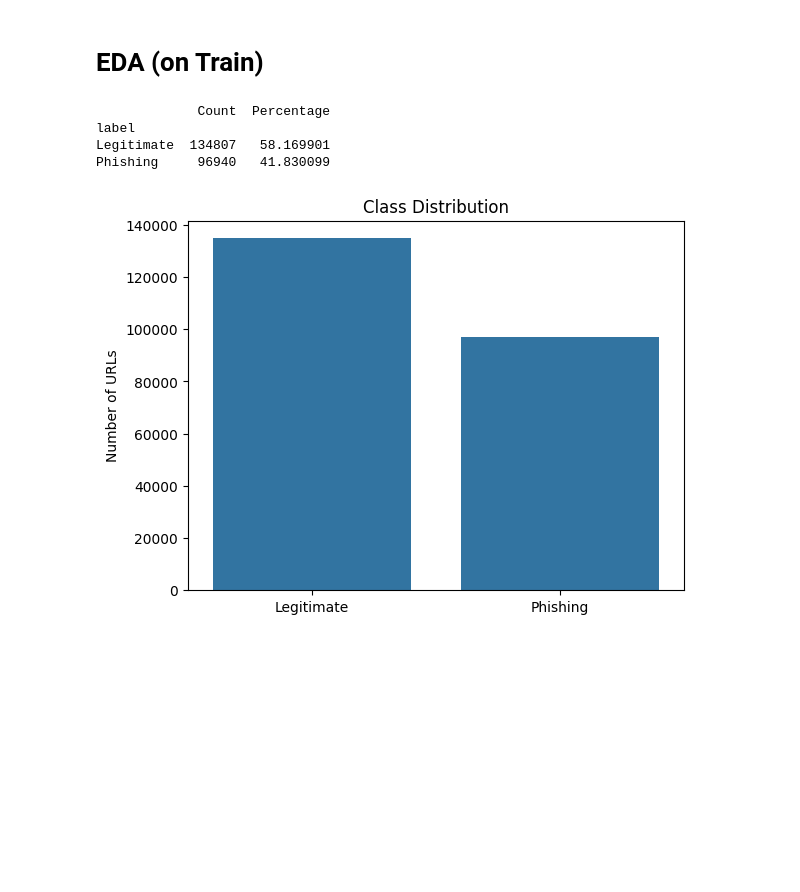
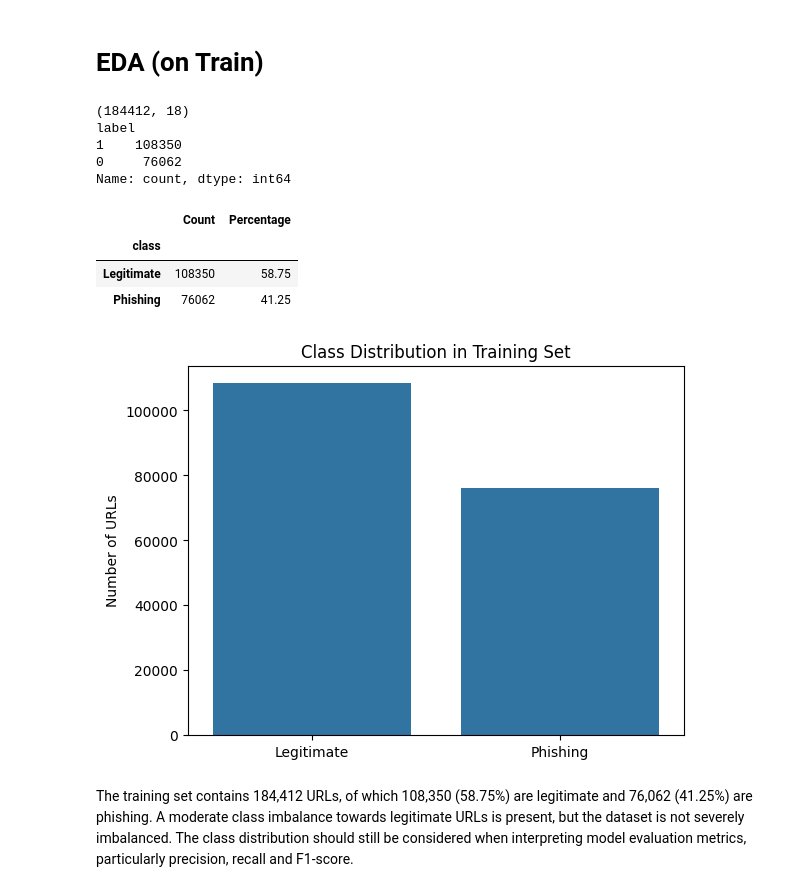
Before and after one commit to neo-nicole/dsa4266-group7, a Jupyter notebook: cleaning_and_eda.ipynb, the cells around one changed output. Saved outputs shown, nothing was run; the diff lists cells and outputs as text; code cells hidden in the pictures; blank space fills up the shorter version.

```diff
--- a/cleaning_and_eda.ipynb
+++ b/cleaning_and_eda.ipynb
@@ -229,39 +247,54 @@ split_tbl
 # %% [markdown]
 # EDA (on Train)
+# %%
+#to use a train_df so we don't accidentally touch others
+train_df = df[df["split"] == "train"].copy()
+
+train_df["class"] = train_df["label"].map({
+    0: "Phishing",
+    1: "Legitimate"
+})
+
+print(train_df.shape)
+print(train_df["label"].value_counts())
+# %% [output]
+(184412, 18)
+label
+1    108350
+0     76062
+Name: count, dtype: int64
 # %%
 #check for class distributions (helps to explain metrics??)
-class_counts = (
-    df["label"]
+class_summary = (
+    train_df["class"]
     .value_counts()
-    .rename(index={0: "Phishing", 1: "Legitimate"})
+    .to_frame("Count")
 )
 
-class_percent = (
-    df["label"]
+class_summary["Percentage"] = (
+    train_df["class"]
     .value_counts(normalize=True)
     .mul(100)
-    .rename(index={0: "Phishing", 1: "Legitimate"})
 )
 
-print(pd.DataFrame({
-    "Count": class_counts,
-    "Percentage": class_percent
-}))
+display(class_summary.round(2))
 
 sns.countplot(
-    data=df.assign(
-        Class=df["label"].map({0: "Phishing", 1: "Legitimate"})
-    ),
-    x="Class"
+    data=train_df,
+    x="class",
+    order=["Legitimate", "Phishing"]
 )
-plt.title("Class Distribution")
+
+plt.title("Class Distribution in Training Set")
 plt.xlabel("")
 plt.ylabel("Number of URLs")
 plt.show()
 # %% [output]
-             Count  Percentage
-label
-Legitimate  134807   58.169901
-Phishing     96940   41.830099
+|  | Count | Percentage |
+| class |  |  |
+| Legitimate | 108350 | 58.75 |
+| Phishing | 76062 | 41.25 |
-[figure, old version]
+[figure, new version]
+# %% [markdown]
+The training set contains 184,412 URLs, of which 108,350 (58.75%) are legitimate and 76,062 (41.25%) are phishing. A moderate class imbalance towards legitimate URLs is present, but the dataset is not severely imbalanced. The class distribution should still be considered when interpreting model evaluation metrics, particularly precision, recall and F1-score.
 # %%
```
Also changed, not shown: parts of 25 cells of this notebook.
